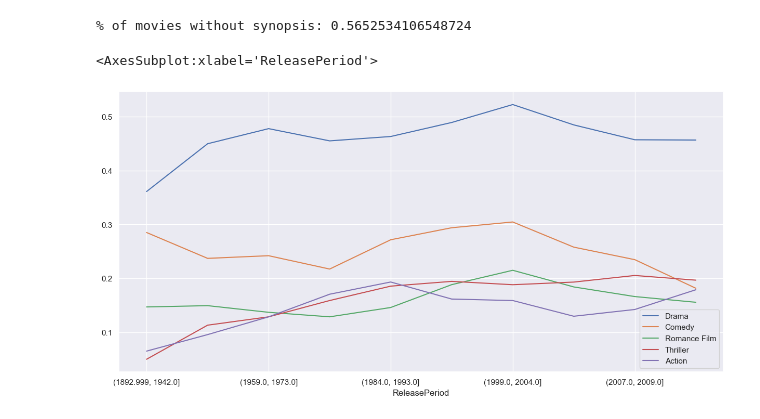
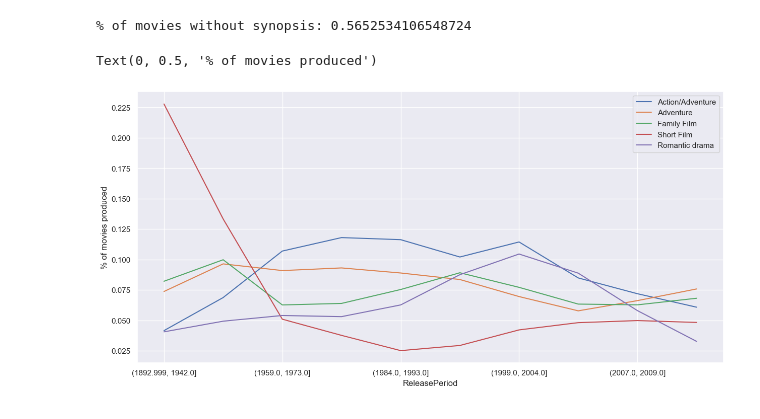
Before and after one commit to epfl-ada/ada-2022-project-adamax, a Jupyter notebook: src/nb_metadata.ipynb, the cells around one changed output. Drawn from its saved outputs; the diff is of its cells as text; code cells hidden in the pictures.

```diff
--- a/src/nb_metadata.ipynb
+++ b/src/nb_metadata.ipynb
@@ -9,7 +9,7 @@ drop_movies_without_synopsis = True
 keep_us_movies_only = False
 # %%
 columns = ["WikiID", "FreebaseID", "Name", "ReleaseDate", "BoxOfficeRevenue", "Runtime", "Languages", "Countries", "Genres"]
-df_meta = pd.read_csv("movie.metadata.tsv", sep="\t", names=columns)
+df_meta = pd.read_csv("../data/movie.metadata.tsv", sep="\t", names=columns)
 df_meta.loc[df_meta["WikiID"]==29666067, "ReleaseDate"] = "2010-12-02"
 df_meta["ReleaseDate"] = pd.to_datetime(df_meta["ReleaseDate"])
 df_meta = df_meta[~df_meta["ReleaseDate"].isna()]
@@ -20,6 +24,6 @@ print("% of movies without revenue information:", df_meta["BoxOfficeRevenue"].is
 # %%
 if drop_movies_without_synopsis:
-    df_synopsis = pd.read_csv("plot_summaries.txt", sep="\t", names=["WikiID", "synopsis"])
+    df_synopsis = pd.read_csv("../data/plot_summaries.txt", sep="\t", names=["WikiID", "synopsis"])
     print("% of movies without synopsis:", df_synopsis.shape[0] / df_meta.shape[0])
     df_meta = df_meta[df_meta["WikiID"].isin(df_synopsis["WikiID"])]
 df_meta["ReleasePeriod"] = pd.qcut(df_meta["ReleaseDate"].dt.year, 10)
@@ -58,13 +62,14 @@ if keep_us_movies_only:
     df_meta.loc[:, "ReleasePeriod"] = pd.qcut(df_meta["ReleaseDate"].dt.year, 10)
 # %%
 movie_counts_by_period = df_meta.groupby("ReleasePeriod")["WikiID"].count()
-genre_list = df_genres["Genres"].value_counts()[0:5].index # Only plot the most popular genres
+genre_list = df_genres["Genres"].value_counts()[10:15].index # Only plot the most popular genres
 genre_dfs = {}
 for g in genre_list:
     df_g = df_meta[["WikiID", "ReleasePeriod"]].merge(df_genres[df_genres["Genres"] == g], on="WikiID")
     genre_dfs[g] = df_g.groupby("ReleasePeriod")["WikiID"].count() / movie_counts_by_period
 # %%
 pd.concat(genre_dfs.values(), axis=1, keys=genre_list).plot.line(figsize=(15,7))
+plt.ylabel("% of movies produced")
 # %% [output]
-<AxesSubplot:xlabel='ReleasePeriod'>
+Text(0, 0.5, '% of movies produced')
-[figure, old version]
+[figure, new version]
```
Also changed, not shown: parts of 2 cells of this notebook, 1 other file.
